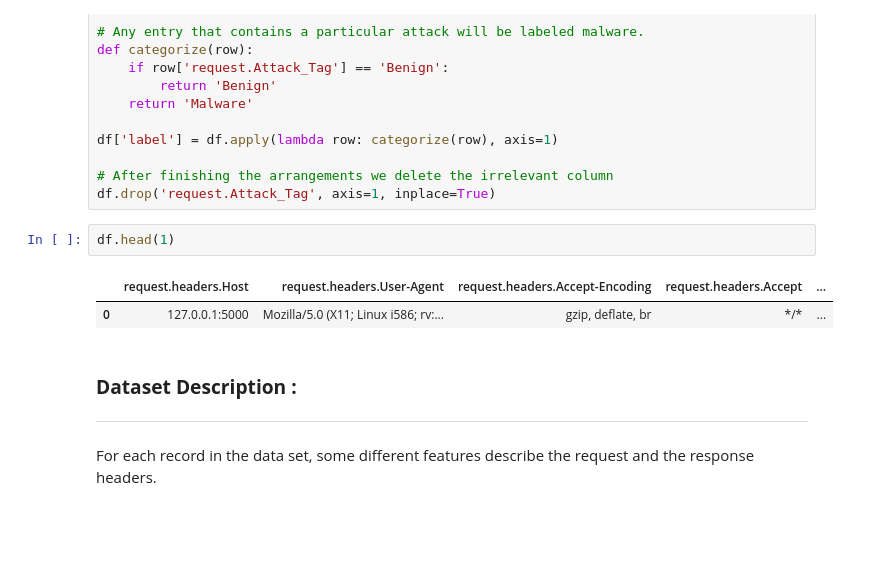
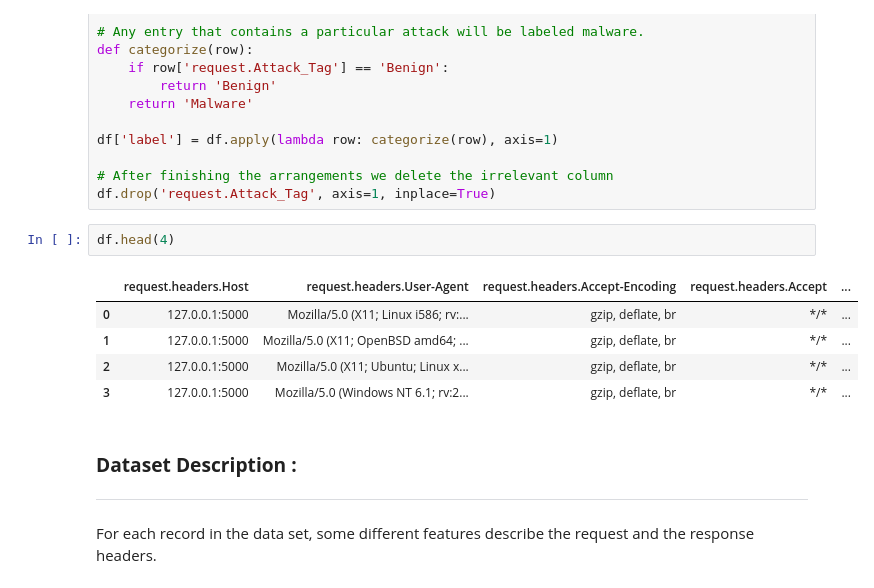
Before and after one commit to d0lev/API-Security-Detection, a Jupyter notebook: challenge_1.ipynb, the cells around one changed output. Cells and saved outputs as stored; diff of their text form; blank space fills up the shorter version.

```diff
--- a/challenge_1.ipynb
+++ b/challenge_1.ipynb
@@ -52,10 +54,13 @@ df['label'] = df.apply(lambda row: categorize(row), axis=1)
 # After finishing the arrangements we delete the irrelevant column
 df.drop('request.Attack_Tag', axis=1, inplace=True)
 # %%
-df.head(1)
+df.head(4)
 # %% [output]
 |  | request.headers.Host | request.headers.User-Agent | request.headers.Accept-Encoding | request.headers.Accept | ... |
 | 0 | 127.0.0.1:5000 | Mozilla/5.0 (X11; Linux i586; rv:... | gzip, deflate, br | */* | ... |
+| 1 | 127.0.0.1:5000 | Mozilla/5.0 (X11; OpenBSD amd64; ... | gzip, deflate, br | */* | ... |
+| 2 | 127.0.0.1:5000 | Mozilla/5.0 (X11; Ubuntu; Linux x... | gzip, deflate, br | */* | ... |
+| 3 | 127.0.0.1:5000 | Mozilla/5.0 (Windows NT 6.1; rv:2... | gzip, deflate, br | */* | ... |
 # %% [markdown]
 ### **Dataset Description :**
 
```
Also changed, not shown: parts of 28 cells of this notebook.
